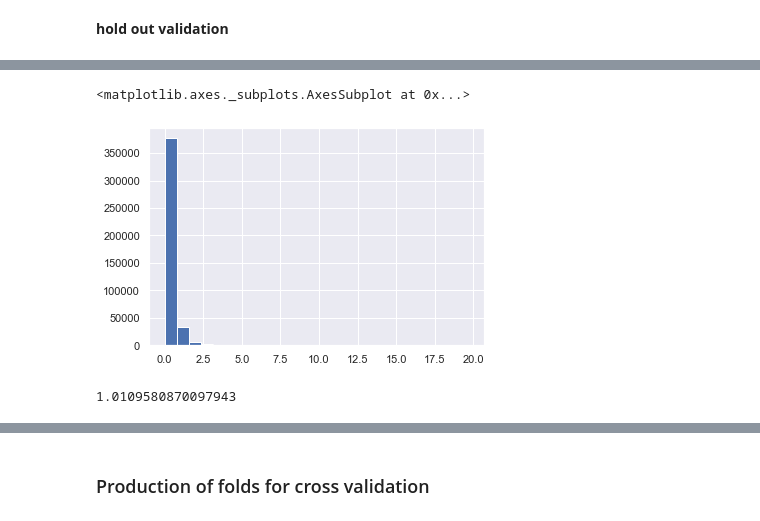
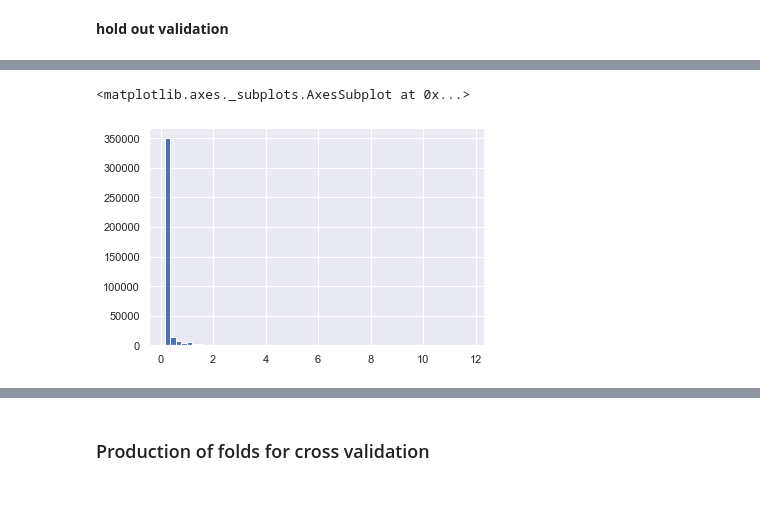
Before and after one commit to miguelmayhem92/Predict_Future_Sales, a Jupyter notebook: PFS_FE_MLM_P2.ipynb, the cells around one changed output, grey strips where cells are left out. Drawn from its saved outputs; the diff is of its cells as text; code cells hidden in the pictures.

```diff
--- a/PFS_FE_MLM_P2.ipynb
+++ b/PFS_FE_MLM_P2.ipynb
@@ -739,10 +896,8 @@ train_selection.Sale.max()
 # %% [markdown]
 ### ML modeling using ADAboost
 # %%
-X_train = train_scaled[final_features]
-Y_train = train_scaled[my_target]
+X_train = train_scaled_sampled[final_features]
+Y_train = train_scaled_sampled[my_target]
 # %%
-%%time
-my_base = DecisionTreeRegressor(criterion = 'squared_error', max_depth = 30, min_samples_split = 10, min_samples_leaf = 10 , max_features = 20)
-my_ABM = AdaBoostRegressor(base_estimator = my_base, n_estimators=40, learning_rate=0.005, loss='linear')
-my_ABM.fit(X_train, Y_train)
+my_base = DecisionTreeRegressor(criterion = 'squared_error', max_depth = 25, min_samples_split = 5, min_samples_leaf = 5 , max_features = 20)
+my_ABM = AdaBoostRegressor(base_estimator = my_base, n_estimators= 60, learning_rate=0.001, loss='linear')
@@ -798,4 +927,4 @@ full_valandtrain_selected.Sale.hist(bins = 25)
 # %%
 valandtrain_feature = feature_silver(full_valandtrain_selected, date_to_take = date_val, Train = False)
-valandtrain_feature = integration_new_features_map(data = valandtrain_feature, dict_feature = full_features_dictionary, filter_ceros = True)
+valandtrain_feature = integration_new_features_map(data = valandtrain_feature, dict_feature = full_features_dictionary, filter_ceros = False).fillna(0)
 # %%
@@ -824,9 +953,7 @@ my_lm_plot.shape , my_lm_plot.PredSale.min(), my_lm_plot.PredSale.max()
+# %%
+my_lm_plot = my_lm_plot.assign(shopitem = my_lm_plot.shop_id.astype('str') + '_' + my_lm_plot.item_id.astype('str'))
 # %%
-my_lm_plot.PredSale.hist(bins = 25)
+my_lm_plot.PredSale.hist(bins = 55)
 # %% [output]
 <matplotlib.axes._subplots.AxesSubplot at 0x...>
-[figure, old version]
+[figure, new version]
-# %%
-mean_squared_error(my_lm_plot.Sale, my_lm_plot.PredSale) ** (1/2) ## 1.0109580870097943 using balancing just dropping 0s and 20s
-# %% [output]
-1.0109580870097943
```
Also changed, not shown: parts of 167 cells of this notebook.
